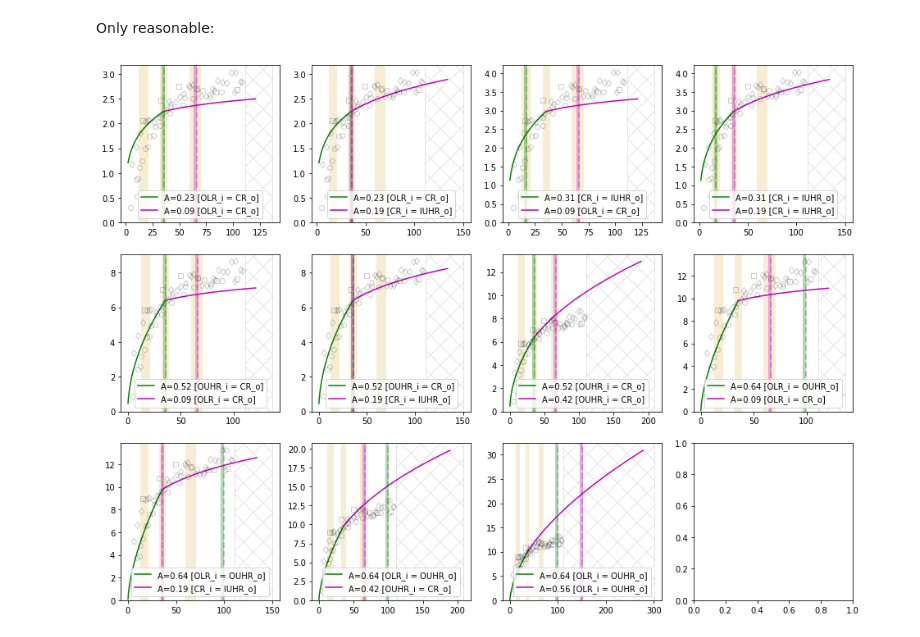
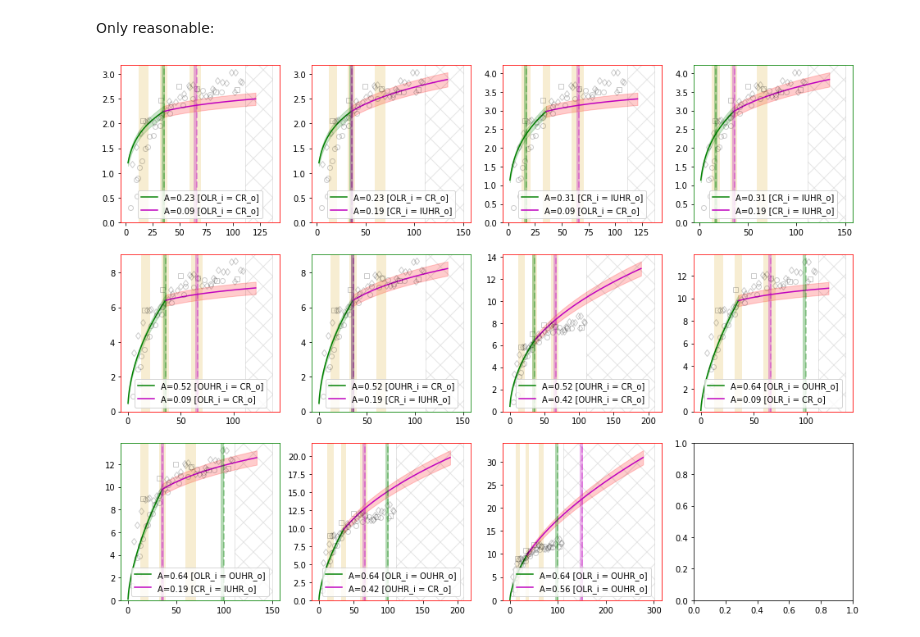
Before and after one commit to Amarchuk/crs_coupling, a Jupyter notebook: vrot_from_picture_tests.ipynb, the cells around one changed output. Cells and saved outputs as stored; diff of their text form; code cells hidden in the pictures.

```diff
--- a/vrot_from_picture_tests.ipynb
+++ b/vrot_from_picture_tests.ipynb
@@ -1493,6 +1493,9 @@ cr3 = 66.0
 
 fig, axes = plt.subplots(figsize=[16, 12], nrows=3, ncols=4)
 axes = axes.ravel()
+
+
+ERROR_MARGIN = 0.05
 
 count = 0
 for alp_in_ in upomega1_alpha:
@@ -1515,12 +1518,14 @@ for alp_in_ in upomega1_alpha:
         pts1 = np.linspace(ilr_in1, olr_out1, 100)
         vel1 = rotvel_alpha_unityarea(pts1, alpha=alp_in)
         ax.plot(pts1, vel1, '-', color='g', label=f'A={alp_in:2.2f} [{resonance_names[int(ind2_in)]}_i = {resonance_names[int(ind1_in)]}_o]')
+        ax.fill_between(pts1, vel1*(1-ERROR_MARGIN), vel1*(1+ERROR_MARGIN), color='g', alpha=0.2)
 
         pts2 = np.linspace(ilr_in2, olr_out2, 100)
         vel2 = rotvel_alpha_unityarea(pts2, alpha=alp_out)
         coeff = vel1[-1]/vel2[0]
 #         coeff = 1.
         ax.plot(pts2, vel2*coeff, '-', color='m', label=f'A={alp_out:2.2f} [{resonance_names[int(ind2_out)]}_i = {resonance_names[int(ind1_out)]}_o]')
+        ax.fill_between(pts2, vel2*coeff*(1-ERROR_MARGIN), vel2*coeff*(1+ERROR_MARGIN), color='r', alpha=0.2)
 
         for cr_l,cr_r in crrrs:
             ax.axvspan(cr_r, cr_l, facecolor='goldenrod', alpha=0.2)
@@ -1534,31 +1539,38 @@ for alp_in_ in upomega1_alpha:
                 label_i+=1
 
         ax.set_ylim(0)
         y1,y2 = ax.get_ylim()
 
 
         mms = [-2, -4, 1000, 4, 2]
 
         r1loc = resonance_alpha(alp_in, m=mms[int(ind2_in)])*cr1
         r2loc = resonance_alpha(alp_in, m=mms[int(ind1_in)])*cr2
 #         ax.scatter(r1loc, y1, 10, color='g')
 #         ax.scatter(r2loc, y2, 10, color='g')
         ax.axvline(x=r1loc, color='g', alpha=0.3, lw=4)
         ax.axvline(x=r2loc, color='g', alpha=0.3, lw=2, ls='--')
 
         r1loc = resonance_alpha(alp_out, m=mms[int(ind2_out)])*cr2
         r2loc = resonance_alpha(alp_out, m=mms[int(ind1_out)])*cr3
 #         ax.scatter(r1loc, y1, 10, color='m')
 #         ax.scatter(r2loc, y2, 10, color='m')
         ax.axvline(x=r1loc, color='m', alpha=0.3, lw=4)
         ax.axvline(x=r2loc, color='m', alpha=0.3, lw=2, ls='--')
 
         x1,x2 = ax.get_xlim()
         MAX_SPIRAL_DIST = 111 #arcsec
         ax.axvspan(MAX_SPIRAL_DIST, x2+10, alpha=0.1, facecolor='none', edgecolor='k', hatch='x')
 
+        if count in [5, 8, 3]:
+            for spine in ax.spines.values():
+                spine.set_edgecolor('green')
+        else:
+            for spine in ax.spines.values():
+                spine.set_edgecolor('red')
+
         ax.legend(loc=8)
         count+=1
 plt.show()
 # %% [output]
-[figure, old version]
+[figure, new version]
```
